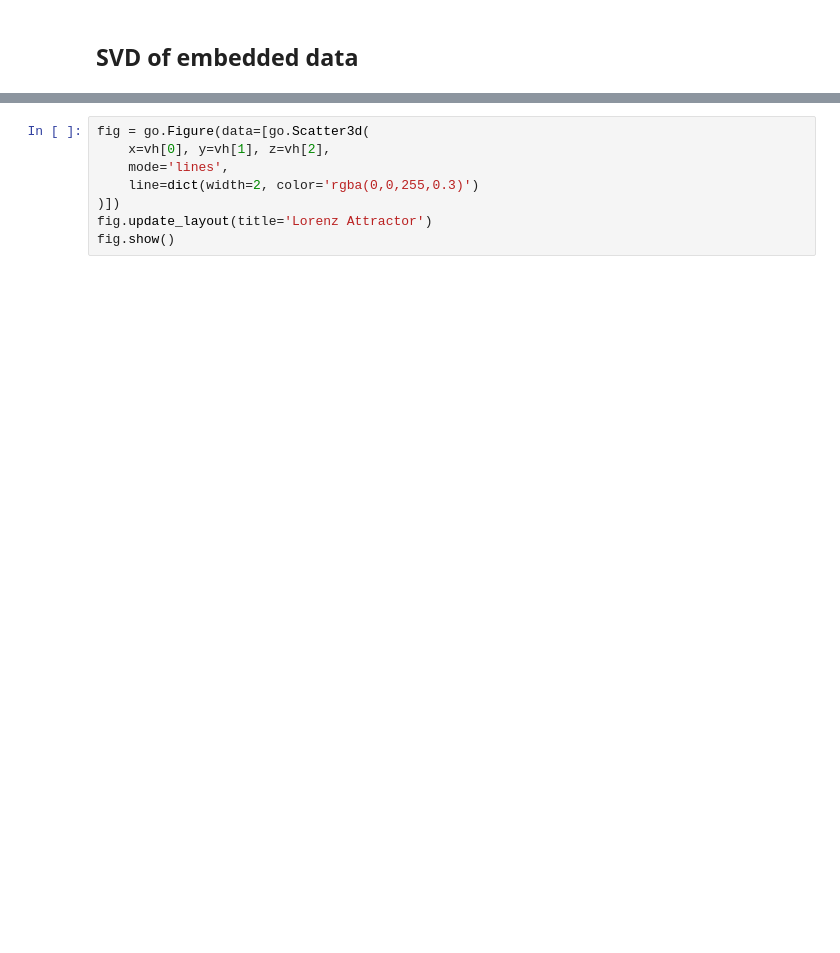
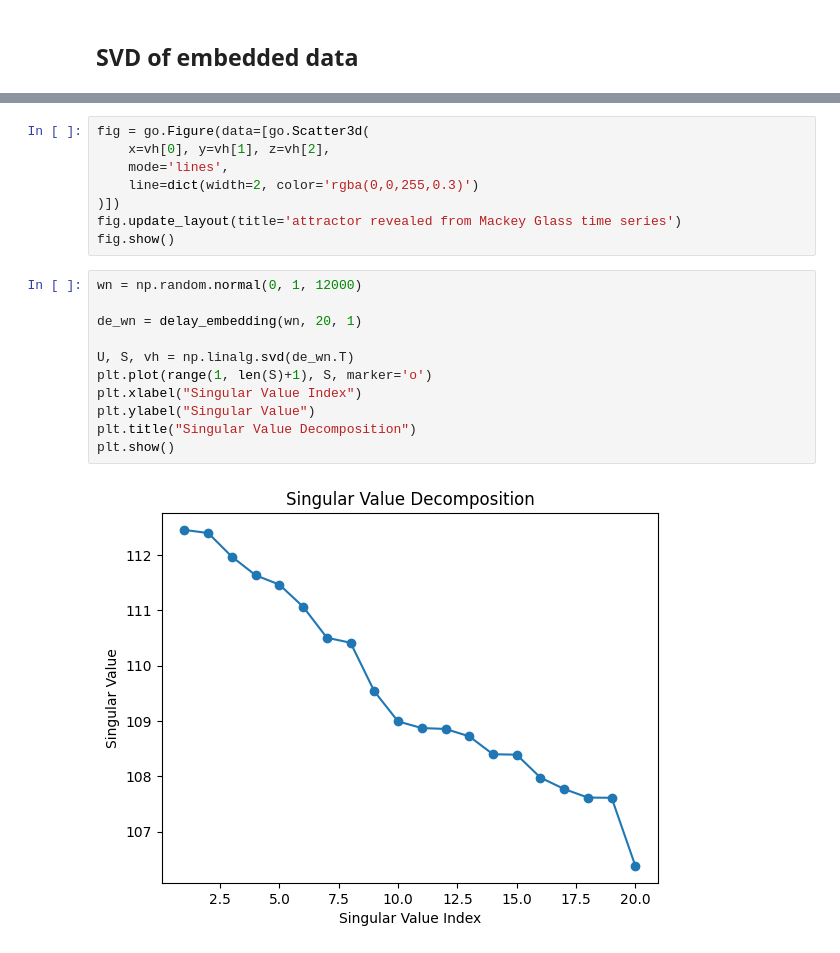
Before and after one commit to zyllab/TTMs_try, a Jupyter notebook: reproduce_dyn_page/main.ipynb, the cells around one changed output, grey strips where cells are left out. Saved outputs shown, nothing was run; the diff lists cells and outputs as text; blank space fills up the shorter version.

Commit message:
reproduce the delays are all you need page

```diff
--- a/reproduce_dyn_page/main.ipynb
+++ b/reproduce_dyn_page/main.ipynb
@@ -151,5 +150,18 @@ fig = go.Figure(data=[go.Scatter3d(
     mode='lines',
     line=dict(width=2, color='rgba(0,0,255,0.3)')
 )])
-fig.update_layout(title='Lorenz Attractor')
+fig.update_layout(title='attractor revealed from Mackey Glass time series')
 fig.show()
+# %%
+wn = np.random.normal(0, 1, 12000)
+
+de_wn = delay_embedding(wn, 20, 1)
+
+U, S, vh = np.linalg.svd(de_wn.T)
+plt.plot(range(1, len(S)+1), S, marker='o')
+plt.xlabel("Singular Value Index")
+plt.ylabel("Singular Value")
+plt.title("Singular Value Decomposition")
+plt.show()
+# %% [output]
+[figure, added]
```
Also changed, not shown: parts of 9 cells of this notebook, 2 other files.
